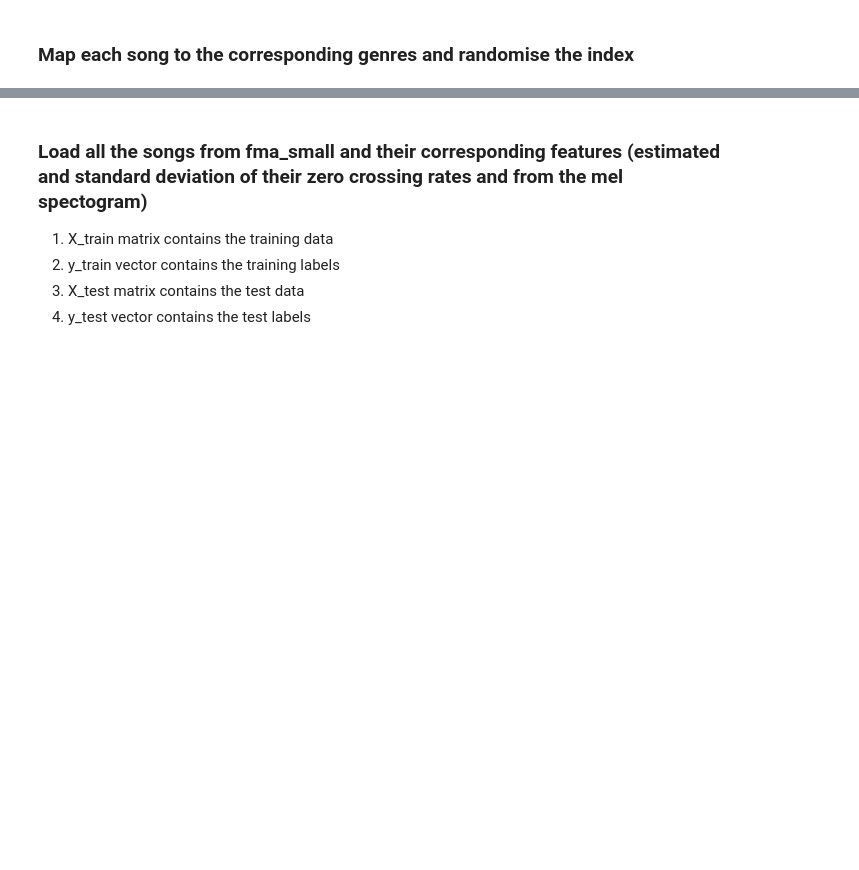
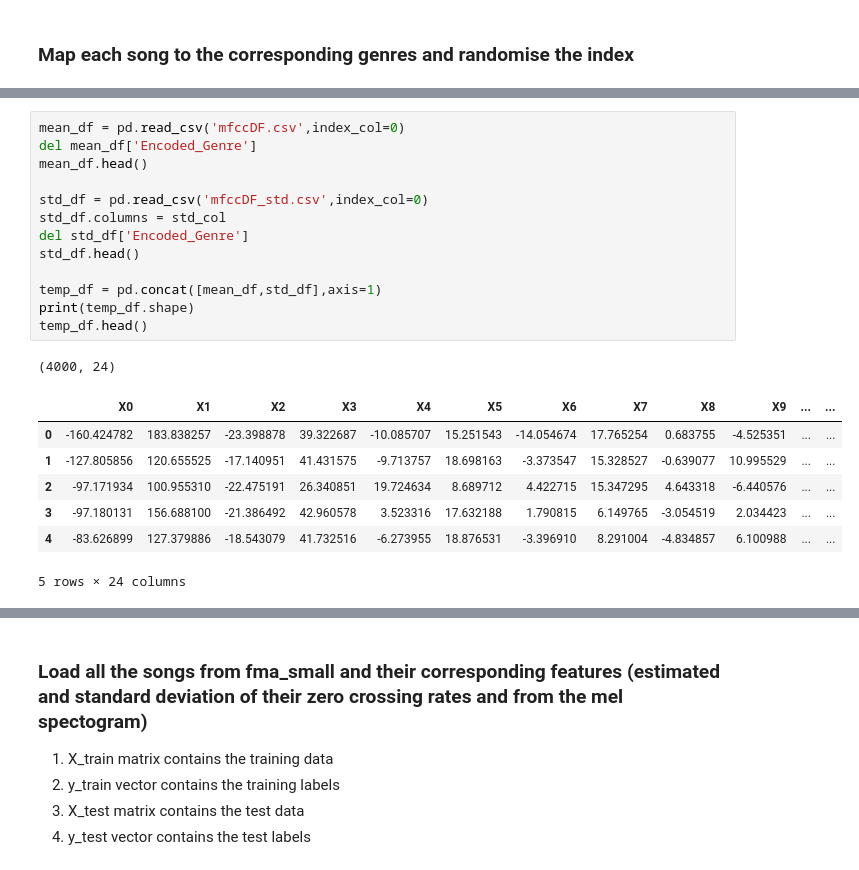
Before and after one commit to Chibukach/mir-fma, a Jupyter notebook: MachineLearning-Complete.ipynb, the cells around one changed output, grey strips where cells are left out. Cells and saved outputs as stored; diff of their text form; blank space fills up the shorter version.

Commit message:
extracted individual mfcc but still have smelly code

```diff
--- a/MachineLearning-Complete.ipynb
+++ b/MachineLearning-Complete.ipynb
@@ -35,0 +54,22 @@ df.head()
+# %%
+mean_df = pd.read_csv('mfccDF.csv',index_col=0)
+del mean_df['Encoded_Genre']
+mean_df.head()
+
+std_df = pd.read_csv('mfccDF_std.csv',index_col=0)
+std_df.columns = std_col
+del std_df['Encoded_Genre']
+std_df.head()
+
+temp_df = pd.concat([mean_df,std_df],axis=1)
+print(temp_df.shape)
+temp_df.head()
+# %% [output]
+(4000, 24)
+|  | X0 | X1 | X2 | X3 | X4 | X5 | X6 | X7 | X8 | X9 | ... | ... |
+| 0 | -160.424782 | 183.838257 | -23.398878 | 39.322687 | -10.085707 | 15.251543 | -14.054674 | 17.765254 | 0.683755 | -4.525351 | ... | ... |
+| 1 | -127.805856 | 120.655525 | -17.140951 | 41.431575 | -9.713757 | 18.698163 | -3.373547 | 15.328527 | -0.639077 | 10.995529 | ... | ... |
+| 2 | -97.171934 | 100.955310 | -22.475191 | 26.340851 | 19.724634 | 8.689712 | 4.422715 | 15.347295 | 4.643318 | -6.440576 | ... | ... |
+| 3 | -97.180131 | 156.688100 | -21.386492 | 42.960578 | 3.523316 | 17.632188 | 1.790815 | 6.149765 | -3.054519 | 2.034423 | ... | ... |
+| 4 | -83.626899 | 127.379886 | -18.543079 | 41.732516 | -6.273955 | 18.876531 | -3.396910 | 8.291004 | -4.834857 | 6.100988 | ... | ... |
+5 rows × 24 columns
```
Also changed, not shown: parts of 20 cells of this notebook, 2 other files.
